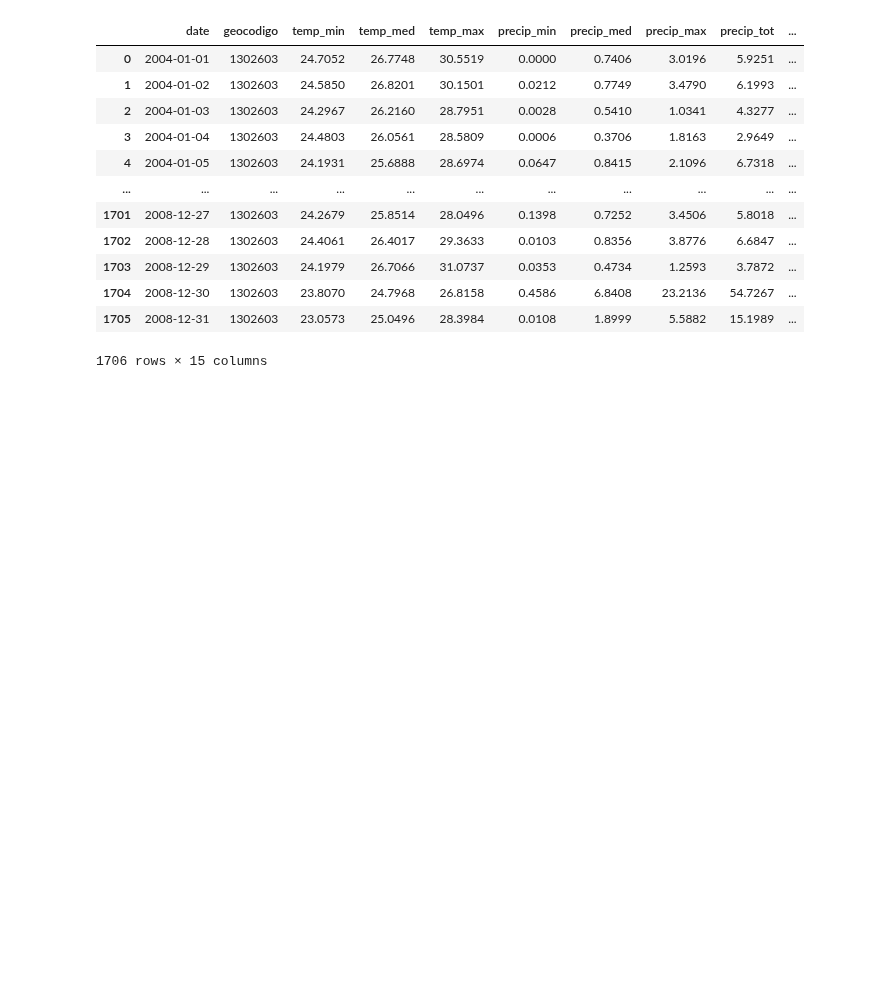
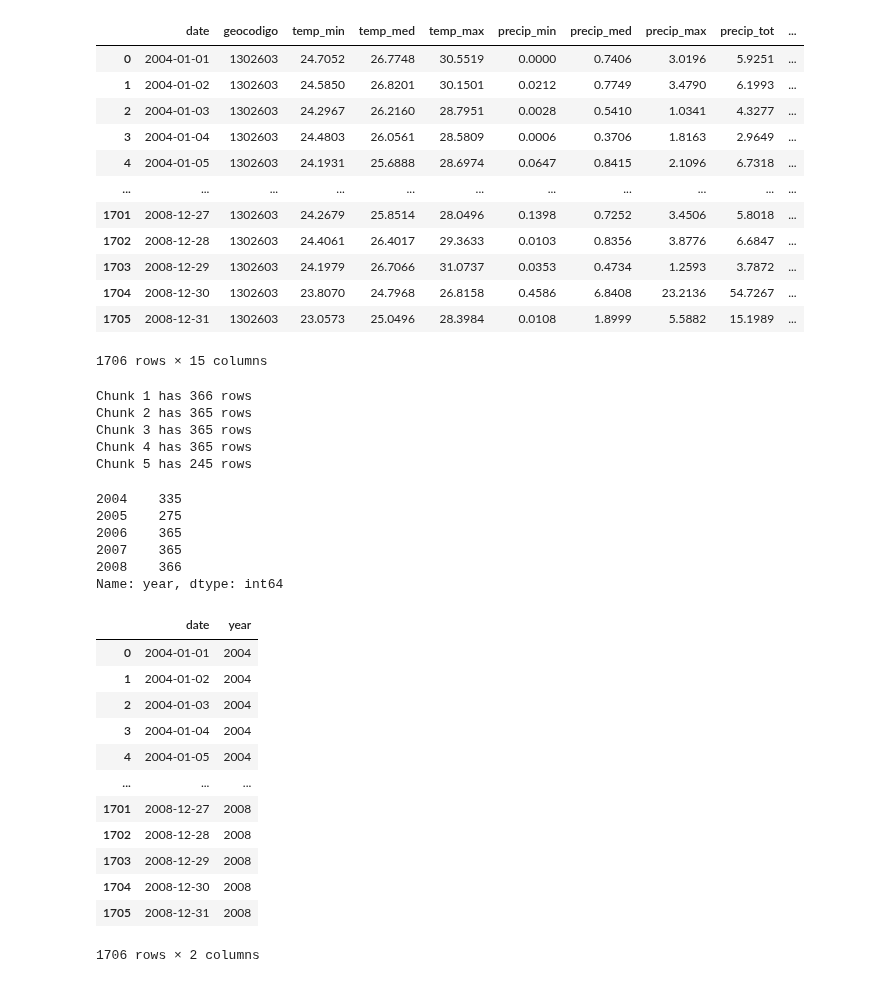
Before and after one commit to RaphaLevy/Study_on_Malaria_dynamics, a Jupyter notebook: mosqlimate_api.ipynb, the cells around one changed output. Drawn from its saved outputs; the diff is of its cells as text; code cells hidden in the pictures; blank space fills up the shorter version.

Commit message:
Counts entries per year - Missing 2005 data

```diff
--- a/mosqlimate_api.ipynb
+++ b/mosqlimate_api.ipynb
@@ -213,3 +213,64 @@ df
 | 1704 | 2008-12-30 | 1302603 | 23.8070 | 24.7968 | 26.8158 | 0.4586 | 6.8408 | 23.2136 | 54.7267 | ... |
 | 1705 | 2008-12-31 | 1302603 | 23.0573 | 25.0496 | 28.3984 | 0.0108 | 1.8999 | 5.5882 | 15.1989 | ... |
 1706 rows × 15 columns
+# %%
+def split_dataframe(df):
+    chunks = []
+    start = 0
+    # First chunk with 366 rows
+    chunks.append(df.iloc[start:start + 366])
+    start += 366
+
+    # Remaining chunks with 365 rows each
+    while start < len(df):
+        chunks.append(df.iloc[start:start + 365])
+        start += 365
+
+    return chunks
+
+# Split the DataFrame
+df_chunks = split_dataframe(df)
+
+# Example to print the number of rows in each chunk
+for i, chunk in enumerate(df_chunks):
+    print(f"Chunk {i+1} has {len(chunk)} rows")
+# %% [output]
+Chunk 1 has 366 rows
+Chunk 2 has 365 rows
+Chunk 3 has 365 rows
+Chunk 4 has 365 rows
+Chunk 5 has 245 rows
+# %%
+datetime_df = pd.DataFrame()
+datetime_df['date'] = pd.to_datetime(df['date'])
+
+# Extract the year from the 'date' column
+datetime_df['year'] = datetime_df['date'].dt.year
+
+# Count the occurrences of each year
+year_counts = datetime_df['year'].value_counts().sort_index()
+
+print(year_counts)
+# %% [output]
+2004    335
+2005    275
+2006    365
+2007    365
+2008    366
+Name: year, dtype: int64
+# %%
+datetime_df
+# %% [output]
+|  | date | year |
+| 0 | 2004-01-01 | 2004 |
+| 1 | 2004-01-02 | 2004 |
+| 2 | 2004-01-03 | 2004 |
+| 3 | 2004-01-04 | 2004 |
+| 4 | 2004-01-05 | 2004 |
+| ... | ... | ... |
+| 1701 | 2008-12-27 | 2008 |
+| 1702 | 2008-12-28 | 2008 |
+| 1703 | 2008-12-29 | 2008 |
+| 1704 | 2008-12-30 | 2008 |
+| 1705 | 2008-12-31 | 2008 |
+1706 rows × 2 columns
```
Also changed, not shown: parts of 7 cells of this notebook.
